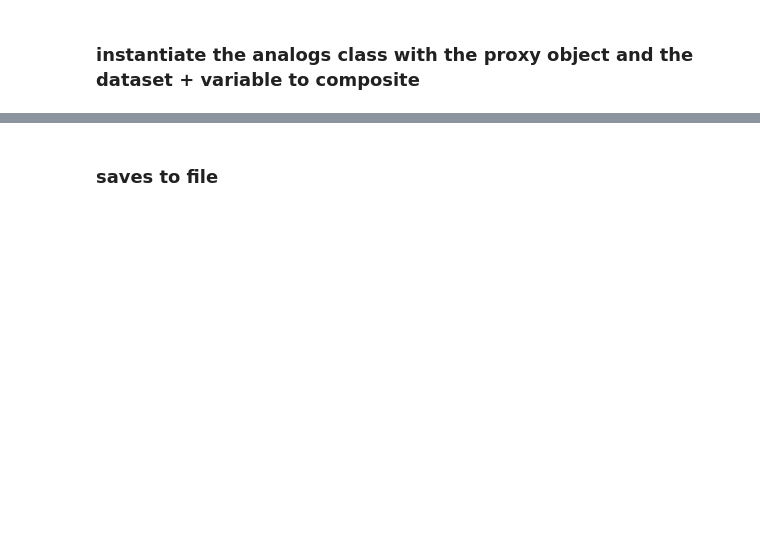
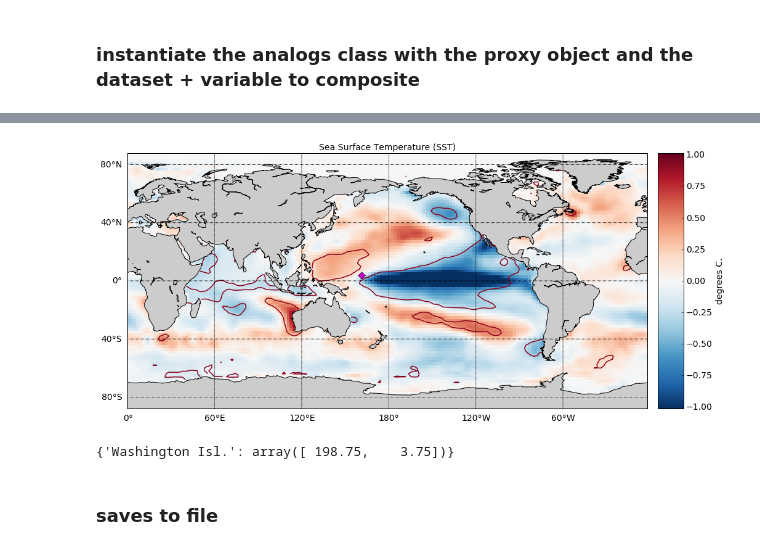
Before and after one commit to nicolasfauchereau/paleopy, a Jupyter notebook: notebooks/proxy.ipynb, the cells around one changed output, grey strips where cells are left out. Drawn from its saved outputs; the diff is of its cells as text; code cells hidden in the pictures; blank space fills up the shorter version.

Commit message:
added possibility to plot proxy(ies) locations on composite maps

```diff
--- a/notebooks/proxy.ipynb
+++ b/notebooks/proxy.ipynb
@@ -61,16 +90,17 @@ djsons = '../jsons/'
 pjsons = '../jsons/proxies'
 # %%
 p = proxy(sitename='Rarotonga', \
-          lon=-159.82, \
-          lat=-21.23, \
-          djsons=djsons, \
-          pjsons=pjsons, \
-          dataset='ersst', \
-          variable='sst',
-          measurement='delta O18'
-          dating = 'absolute'
-          calendar =
-          season='DJF', \
-          value=0.6, \
-          calc_anoms=True, \
-          detrend=True)
+          lon = -159.82, \
+          lat = -21.23, \
+          djsons = djsons, \
+          pjsons = pjsons, \
+          pfname = 'Rarotonga.json', \
+          dataset = 'ersst', \
+          variable ='sst', \
+          measurement ='delta O18', \
+          dating_convention = 'absolute', \
+          calendar = 'gregorian',
+          season = 'DJF', \
+          value = 0.6, \
+          calc_anoms = True, \
+          detrend = True)
@@ -135,8 +191,11 @@ for index, row in proxies_num.iterrows():
                   lat = row.Lat,\
                   djsons = djsons,\
                   pjsons = pjsons,\
+                  pfname = row.Site, \
                   dataset = row.dataset,\
                   variable = row.variable,\
+                  measurement ='something', \
+                  dating_convention = 'something', \
                   season = 'DJF',\
                   value = row.Anom, \
                   calc_anoms = False,\
@@ -169,8 +246,11 @@ for index, row in proxies_cat.iterrows():
                   lat = row.Lat,\
                   djsons = djsons,\
                   pjsons = pjsons,\
+                  pfname = row.Site, \
                   dataset = row.dataset,\
                   variable = row.variable,\
+                  measurement ='something', \
+                  dating_convention = 'something', \
                   season = 'DJF',\
                   value = row.Anom, \
                   calc_anoms = False,\
@@ -206,5 +294,11 @@ f = scalar_plot(sst, test=0.1, proj='cyl', domain=[120, 300, -50., 20]).plot()
 # %%
-f = scalar_plot(sst, test=0.05, proj='cyl').plot()
+f = scalar_plot(sst, test=0.05, proj='cyl',proxies_loc=True).plot()
+# %% [output]
+[figure, added]
+# %%
+sst.locations
+# %% [output]
+{'Washington Isl.': array([ 198.75,    3.75])}
 # %% [markdown]
 ### saves to file
 # %%
```
Also changed, not shown: parts of 24 cells of this notebook, 3 other files.
